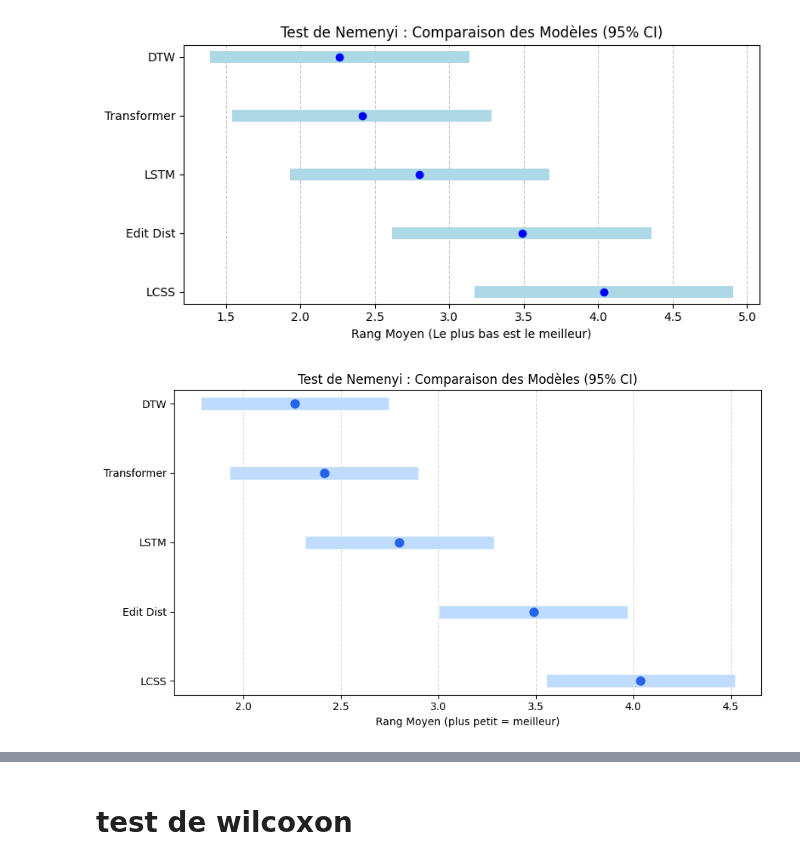
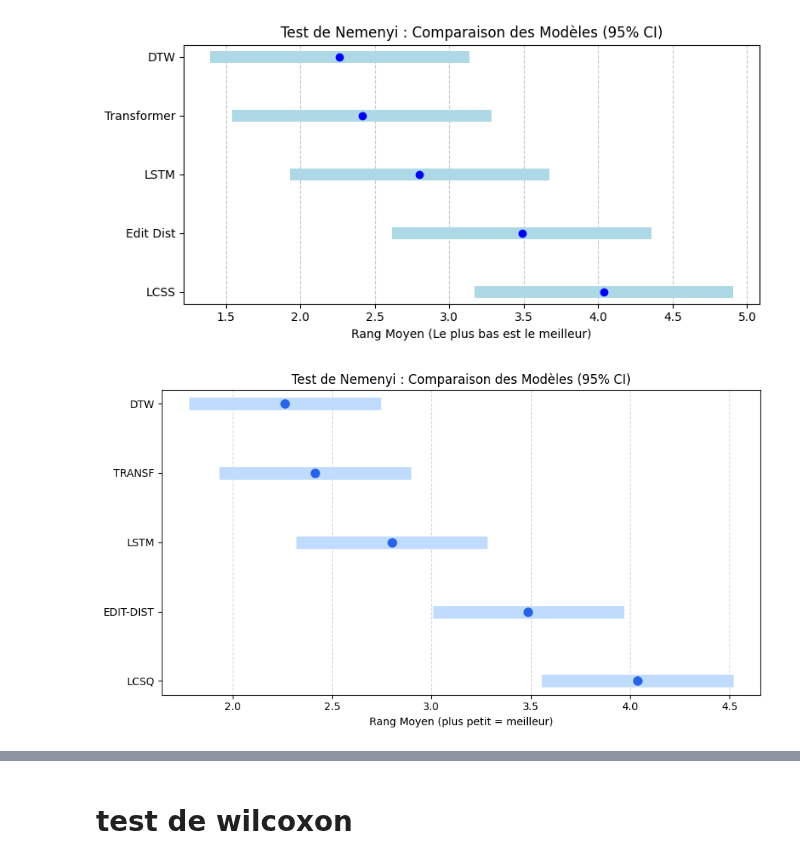
Before and after one commit to iliassadiki54/memoiremachine-learning, a Jupyter notebook: final_4_2_3_2_2_2_2_(1)_(1).ipynb, the cells around one changed output, grey strips where cells are left out. Drawn from its saved outputs; the diff is of its cells as text; code cells hidden in the pictures.

```diff
--- a/final_4_2_3_2_2_2_2_(1)_(1).ipynb
+++ b/final_4_2_3_2_2_2_2_(1)_(1).ipynb
@@ -12957,39 +12957,39 @@ data = np.array([
     [74, 75, 86, 78, 81]
 ])
 
-model_names = ['DTW', 'LCSS', 'Edit Dist', 'LSTM', 'Transformer']
+model_names = ['DTW', 'LCSQ', 'EDIT-DIST', 'LSTM', 'TRANSF']
 
 # 2. Calcul des Rangs Moyens
 df = pd.DataFrame(data, columns=model_names)
 # rank(ascending=False) car un score plus élevé (99%) est un meilleur rang (1)
 ranks = df.rank(axis=1, ascending=False)
 mean_ranks = ranks.mean().sort_values()
 
 # 3. Calcul de la Différence Critique (CD) pour le test de Nemenyi
 # Formule simplifiée du CD pour l'affichage des barres
 n = len(data)      # nombre de datasets/splits
 k = len(model_names) # nombre de modèles
 q_alpha = 2.728    # Valeur critique pour alpha=0.05 et k=5
 cd = q_alpha * np.sqrt((k * (k + 1)) / (6 * n))
 
 # 4. Génération du Graphique (Style Intervalle de Confiance)
 plt.figure(figsize=(9, 5))
 
 # On trace les rangs moyens avec une barre d'erreur correspondant au CD
 plt.errorbar(mean_ranks.values, range(len(mean_ranks)), xerr=cd/2, fmt='o',
              color='#2563eb', ecolor='#bfdbfe', elinewidth=12, capsize=0, markersize=8)
 
 # Mise en forme
 plt.yticks(range(len(mean_ranks)), mean_ranks.index)
 plt.xlabel('Rang Moyen (plus petit = meilleur)')
 plt.title('Test de Nemenyi : Comparaison des Modèles (95% CI)')
 plt.gca().invert_yaxis()  # Le meilleur modèle (rang le plus bas) en haut
 plt.grid(axis='x', linestyle='--', alpha=0.5)
 
 plt.tight_layout()
 plt.show()
 # %% [output]
-[figure, old version]
+[figure, new version]
 # %%
 import numpy as np
 import matplotlib.pyplot as plt
```
Also changed, not shown: parts of 11 cells of this notebook.
